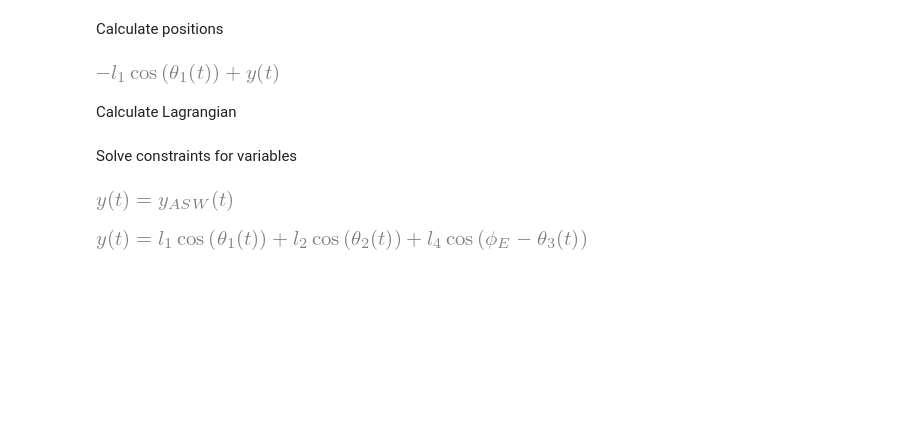
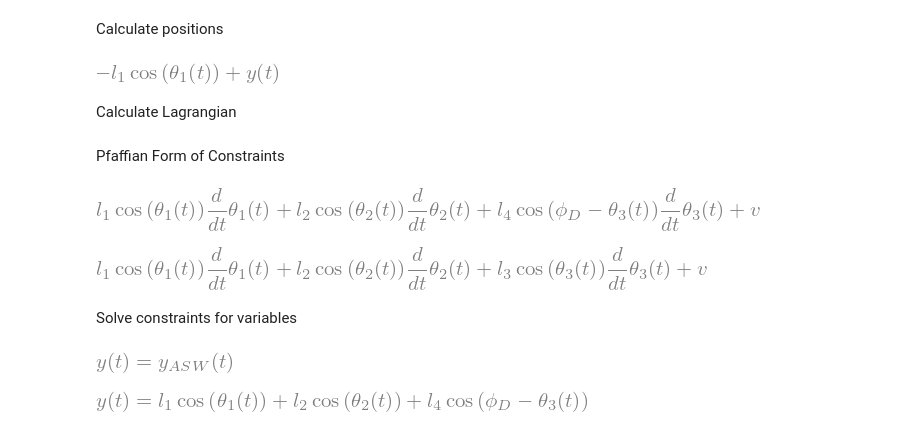
Before and after one commit to yobelabraham/ME469-Group1, a Jupyter notebook: Symbolic Computing/equations.ipynb, the cells around one changed output. Saved outputs shown, nothing was run; the diff lists cells and outputs as text; code cells hidden in the pictures; blank space fills up the shorter version.

Commit message:
Add non-Holonomic Constraints and calculate equations of motion for each phase

```diff
--- a/Symbolic Computing/equations.ipynb
+++ b/Symbolic Computing/equations.ipynb
@@ -27,7 +27,7 @@ b_B, b_C = symbols('b_B, b_C')
 psi_B, psi_C = symbols('psi_B, psi_C')
 
 # foot angle
-phi_D = symbols('phi_E')
+phi_D = symbols('phi_D')
 
 # Walking speed
 v = symbols('v')
@@ -177,6 +186,16 @@ const_FP_u_D = u_D + v
 
 const_TLO_y_D = y_D
 const_TLO_u_D = u_D + v
+# %% [markdown]
+Pfaffian Form of Constraints
+# %%
+const_HS_u_E
+# %% [output]
+[figure, added]
+# %%
+const_TLO_u_D
+# %% [output]
+[figure, added]
 # %% [markdown]
 Solve constraints for variables
 # %%
```
Also changed, not shown: parts of 19 cells of this notebook.
